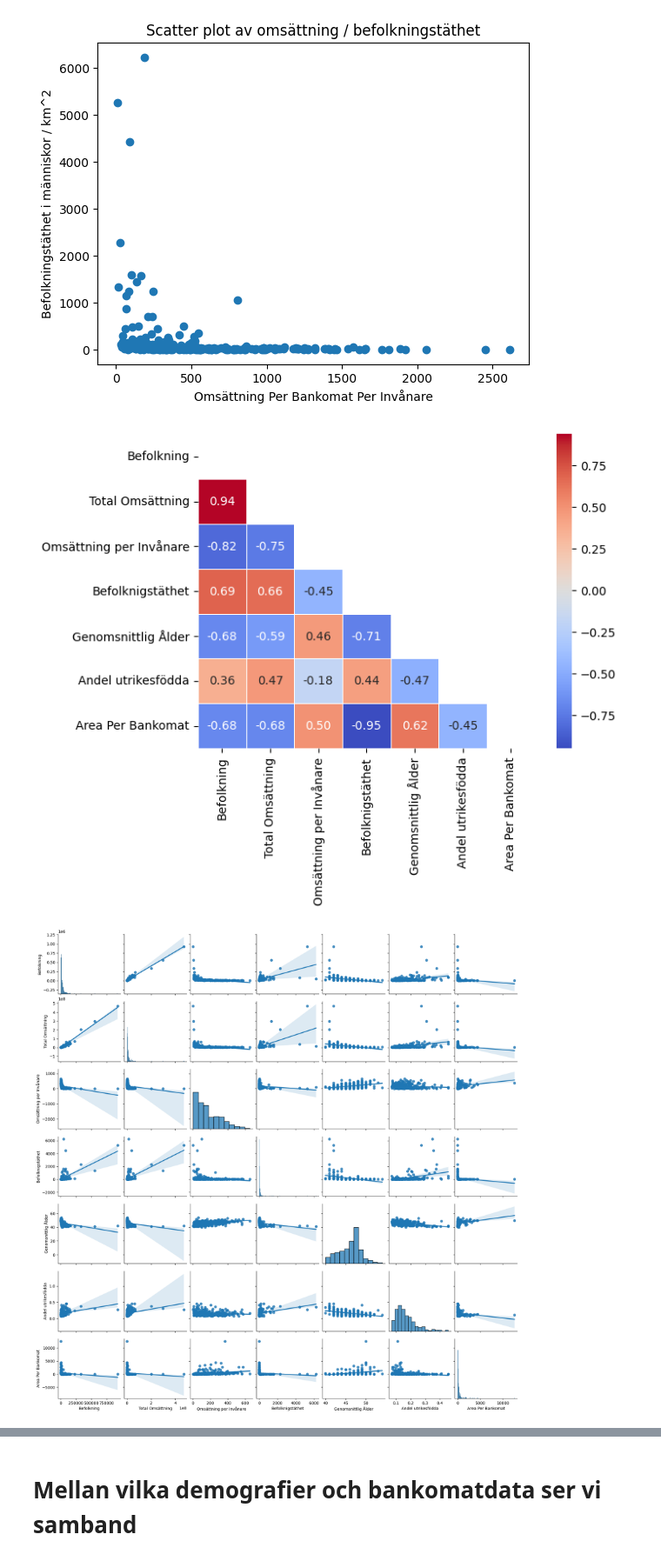
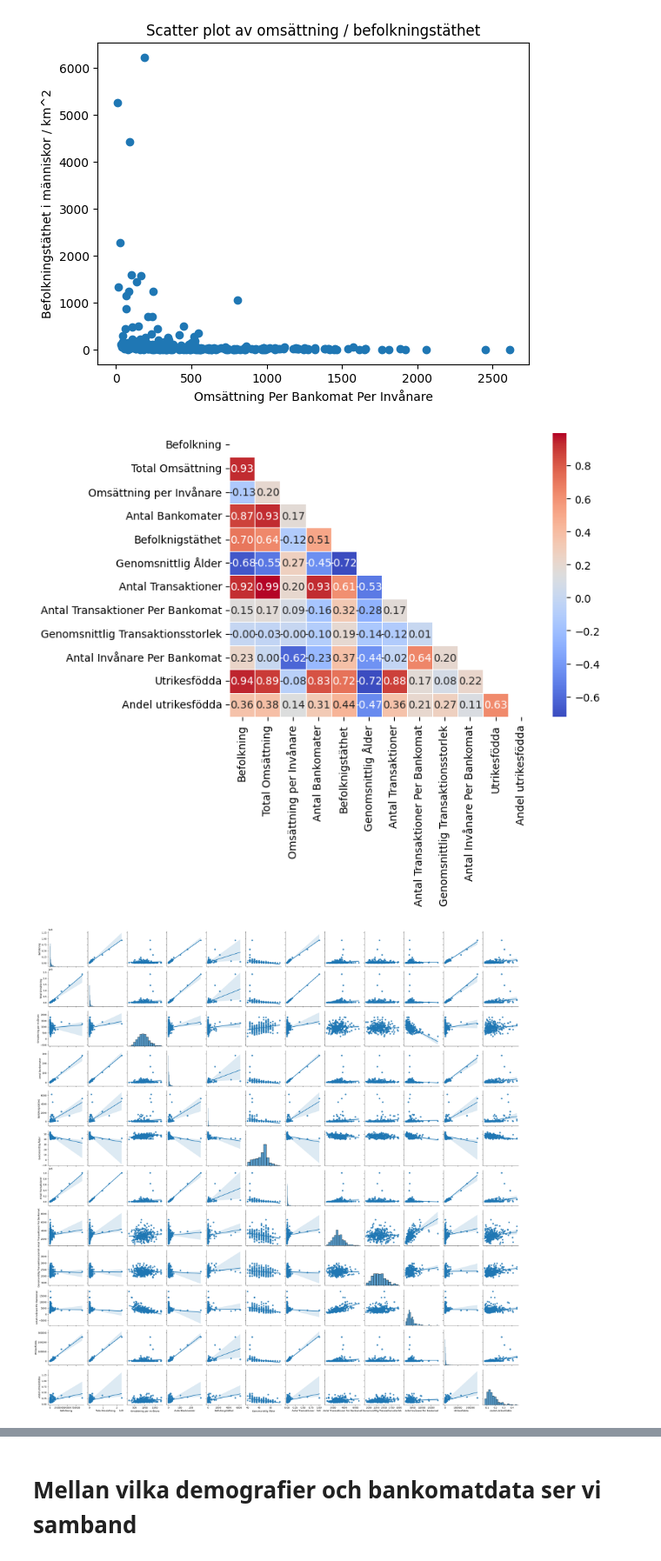
Before and after one commit to FabianFix/Kvaff-Projekt, a Jupyter notebook: project.ipynb, the cells around one changed output, grey strips where cells are left out. Shown at 87% size. Cells and saved outputs as stored; diff of their text form; code cells hidden in the pictures.

```diff
--- a/project.ipynb
+++ b/project.ipynb
@@ -117,57 +117,48 @@ for kommun in data.kommuner:
     try:
         namn = kommun.namn
         befolkning = kommun.data[month]["total"]
-        totalOmsättning = kommun.totalOmsättningPerMånad[month]
-        bankomaterMedSEK = [bankomat for bankomat in data.bankomater if bankomat.transaktionsDataSEK]
-        öppnaBankomaterIKommunen = [
-            bankomat for bankomat in bankomaterMedSEK
-            if (int(bankomat.transaktionsDataSEK[-1]["månad"][0:4]) > year
-                or (int(bankomat.transaktionsDataSEK[-1]["månad"][0:4]) == year
-                    and int(bankomat.transaktionsDataSEK[-1]["månad"][5:]) > int(month[5:])))
-                    and bankomat.geographicalData["kommun"] == kommun.namn]
-        omsättningPerInvånare = sum([[transaktionsData["omsättning"]
-                                        for transaktionsData
-                                        in bankomat.transaktionsDataSEK
-                                        if transaktionsData["månad"] == month]
-                                        for bankomat
-                                        in öppnaBankomaterIKommunen][0]) / kommun.data[month]["total"]
+        totalOmsättning = kommun.totalOmsättning
+        omsättningPerInvånare = kommun.omsättningPerInvånare
         antalBankomater = kommun.antalBankomater
         befolkningstäthet = kommun.befolkningstätheter[year]
         snittÅlder = kommun.snittÅlder
         antalTransaktioner = kommun.totalTransaktionsAntal
         antalTransaktionerPerBankomat = kommun.snittTransaktionsAntal
         genomsnittligTransaktionsStorlek = kommun.totalOmsättning / kommun.totalTransaktionsAntal
         antalInvånarePerBankomat = befolkning / kommun.antalBankomater
         utrikesFödda = kommun.utrikesfödda[year]
         andelUtrikesfödda = utrikesFödda / befolkning
-        bankomatTäthet = kommun.bankomatTäthet
-        if omsättningPerInvånare == 0:
-            raise Exception("Bankomaten var stängd vid undersökningstillfället")
-    except: pass
+    except:
+        pass
     try:
         dataDict[namn] = {
             "Befolkning": befolkning,
             "Total Omsättning": totalOmsättning,
             "Omsättning per Invånare": omsättningPerInvånare,
+            "Antal Bankomater": antalBankomater,
             "Befolknigstäthet": befolkningstäthet,
             "Genomsnittlig Ålder": snittÅlder,
+            "Antal Transaktioner": antalTransaktioner,
+            "Antal Transaktioner Per Bankomat": antalTransaktionerPerBankomat,
+            "Genomsnittlig Transaktionsstorlek": genomsnittligTransaktionsStorlek,
+            "Antal Invånare Per Bankomat": antalInvånarePerBankomat,
+            "Utrikesfödda": utrikesFödda,
             "Andel utrikesfödda": andelUtrikesfödda,
-            "Area Per Bankomat": bankomatTäthet,
         }
     except: pass
 
 df = pd.DataFrame(dataDict)
 df.to_csv("initialResults.tsv", sep="\t")
 
 
 sns.heatmap(df.T.corr(method="spearman"), cmap="coolwarm", mask=np.triu(np.ones_like(df.T.corr())), annot=True, fmt=".2f", linewidths=.5)
 
 seaborn = sns
 seaborn.pairplot(data=df.T, kind="reg")
 plt.show()
 # %% [output]
-[figure, old version]
+[figure, new version]
-[figure, old version]
+[figure, new version]
 # %%
 print("Spearman: ")
 print(df.T.corr(method="spearman"))
```
Also changed, not shown: parts of 12 cells of this notebook, 1 other file.
